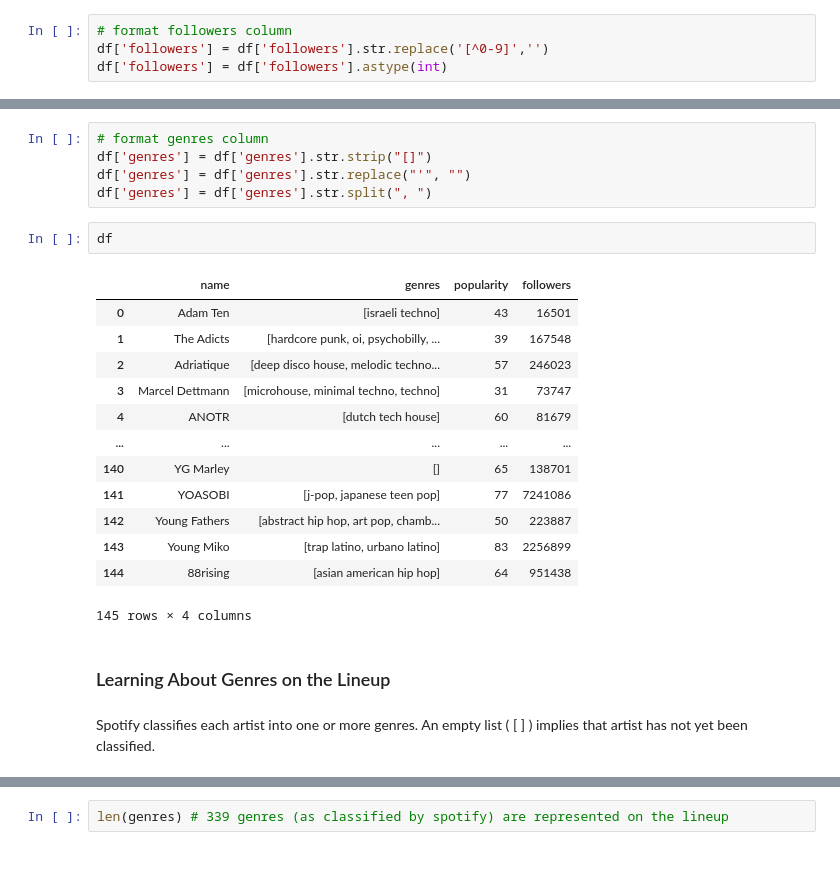
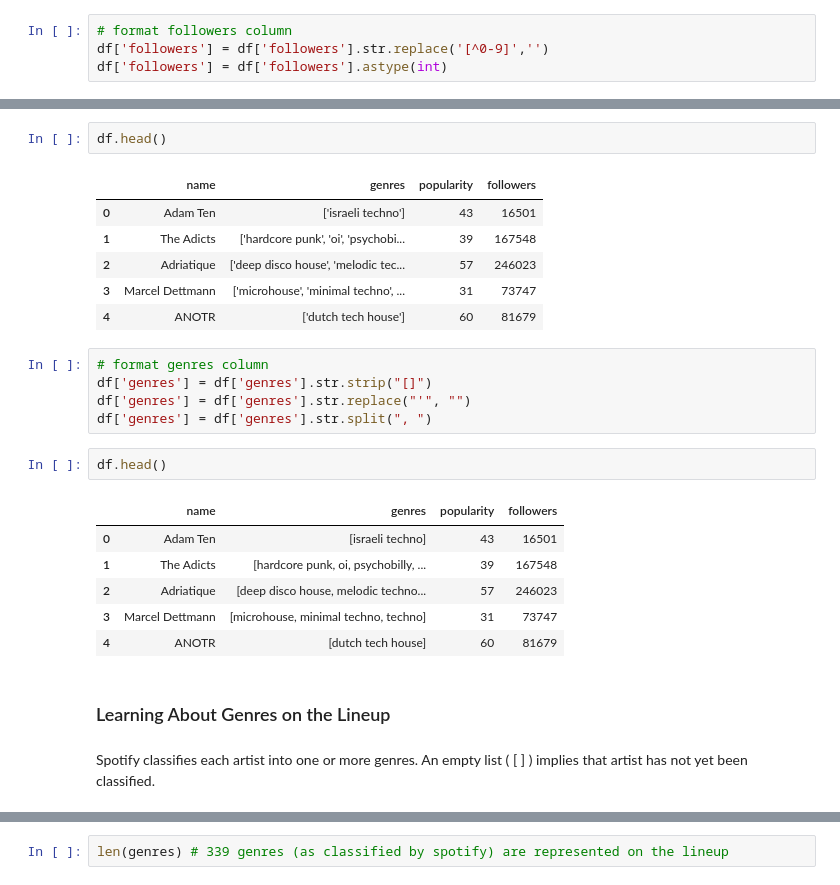
Before and after one commit to joylee13/Data-Projects, a Jupyter notebook: CoachellaLineupEDA.ipynb, the cells around one changed output, grey strips where cells are left out. Drawn from its saved outputs; the diff is of its cells as text.

```diff
--- a/CoachellaLineupEDA.ipynb
+++ b/CoachellaLineupEDA.ipynb
@@ -93,28 +84,30 @@ df.head()
+# %%
+df.head()
+# %% [output]
+|  | name | genres | popularity | followers |
+| 0 | Adam Ten | ['israeli techno'] | 43 | 16501 |
+| 1 | The Adicts | ['hardcore punk', 'oi', 'psychobi... | 39 | 167548 |
+| 2 | Adriatique | ['deep disco house', 'melodic tec... | 57 | 246023 |
+| 3 | Marcel Dettmann | ['microhouse', 'minimal techno', ... | 31 | 73747 |
+| 4 | ANOTR | ['dutch tech house'] | 60 | 81679 |
 # %%
 # format genres column
 df['genres'] = df['genres'].str.strip("[]")
 df['genres'] = df['genres'].str.replace("'", "")
 df['genres'] = df['genres'].str.split(", ")
 # %%
-df
+df.head()
 # %% [output]
 |  | name | genres | popularity | followers |
 | 0 | Adam Ten | [israeli techno] | 43 | 16501 |
 | 1 | The Adicts | [hardcore punk, oi, psychobilly, ... | 39 | 167548 |
 | 2 | Adriatique | [deep disco house, melodic techno... | 57 | 246023 |
 | 3 | Marcel Dettmann | [microhouse, minimal techno, techno] | 31 | 73747 |
 | 4 | ANOTR | [dutch tech house] | 60 | 81679 |
-| ... | ... | ... | ... | ... |
-| 140 | YG Marley | [] | 65 | 138701 |
-| 141 | YOASOBI | [j-pop, japanese teen pop] | 77 | 7241086 |
-| 142 | Young Fathers | [abstract hip hop, art pop, chamb... | 50 | 223887 |
-| 143 | Young Miko | [trap latino, urbano latino] | 83 | 2256899 |
-| 144 | 88rising | [asian american hip hop] | 64 | 951438 |
-145 rows × 4 columns
-# %% [markdown]
-### Learning About Genres on the Lineup
-# %% [markdown]
-Spotify classifies each artist into one or more genres. An empty list ( [ ] ) implies that artist has not yet been classified.
+# %% [markdown]
+### Learning About Genres on the Lineup
+# %% [markdown]
+Spotify classifies each artist into one or more genres. An empty list ( [ ] ) implies that artist has not yet been classified.
 # %%
 # count unique genres and their frequency
 genres = np.hstack(df.genres)
```
Also changed, not shown: parts of 28 cells of this notebook.
